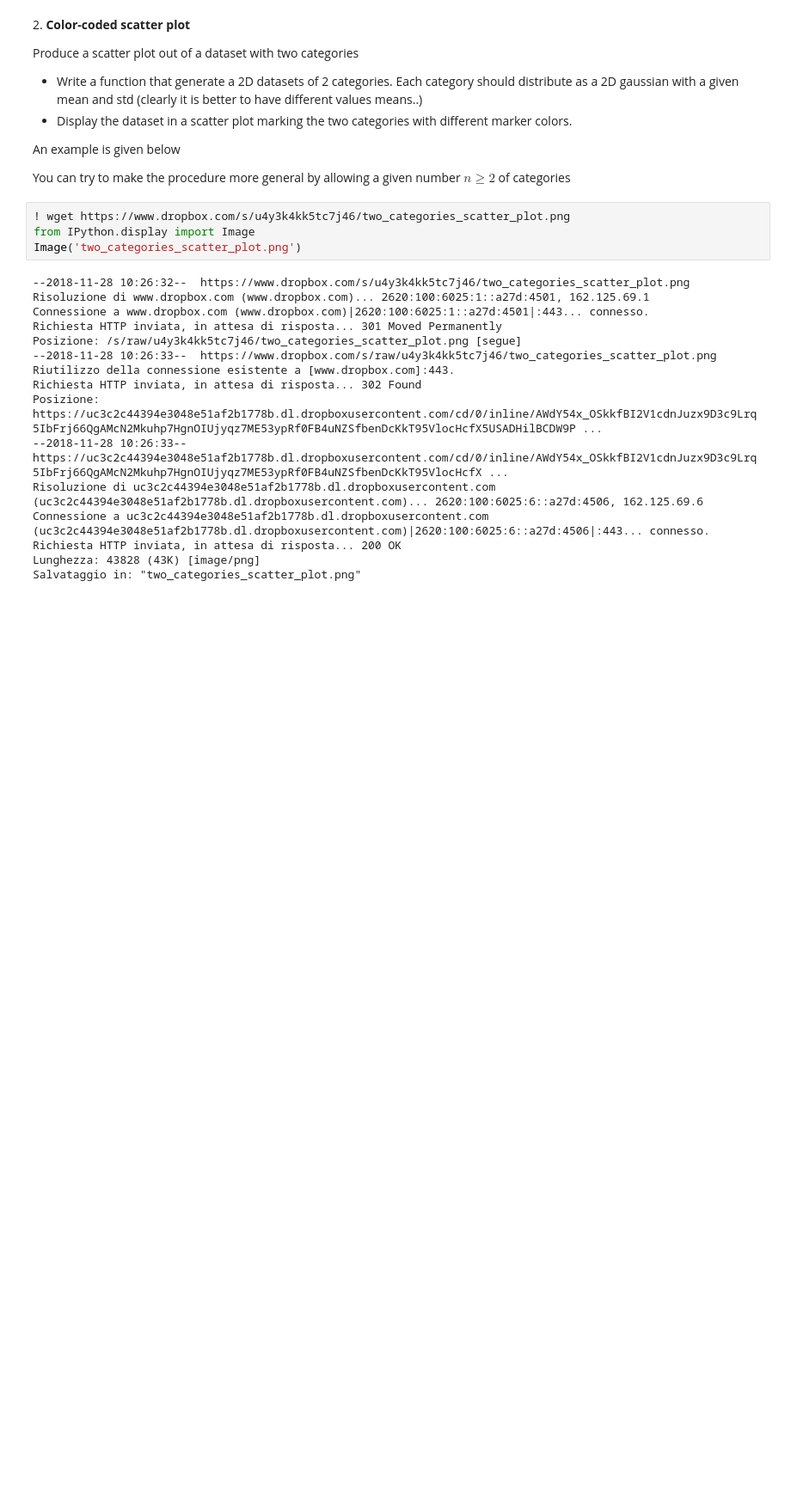
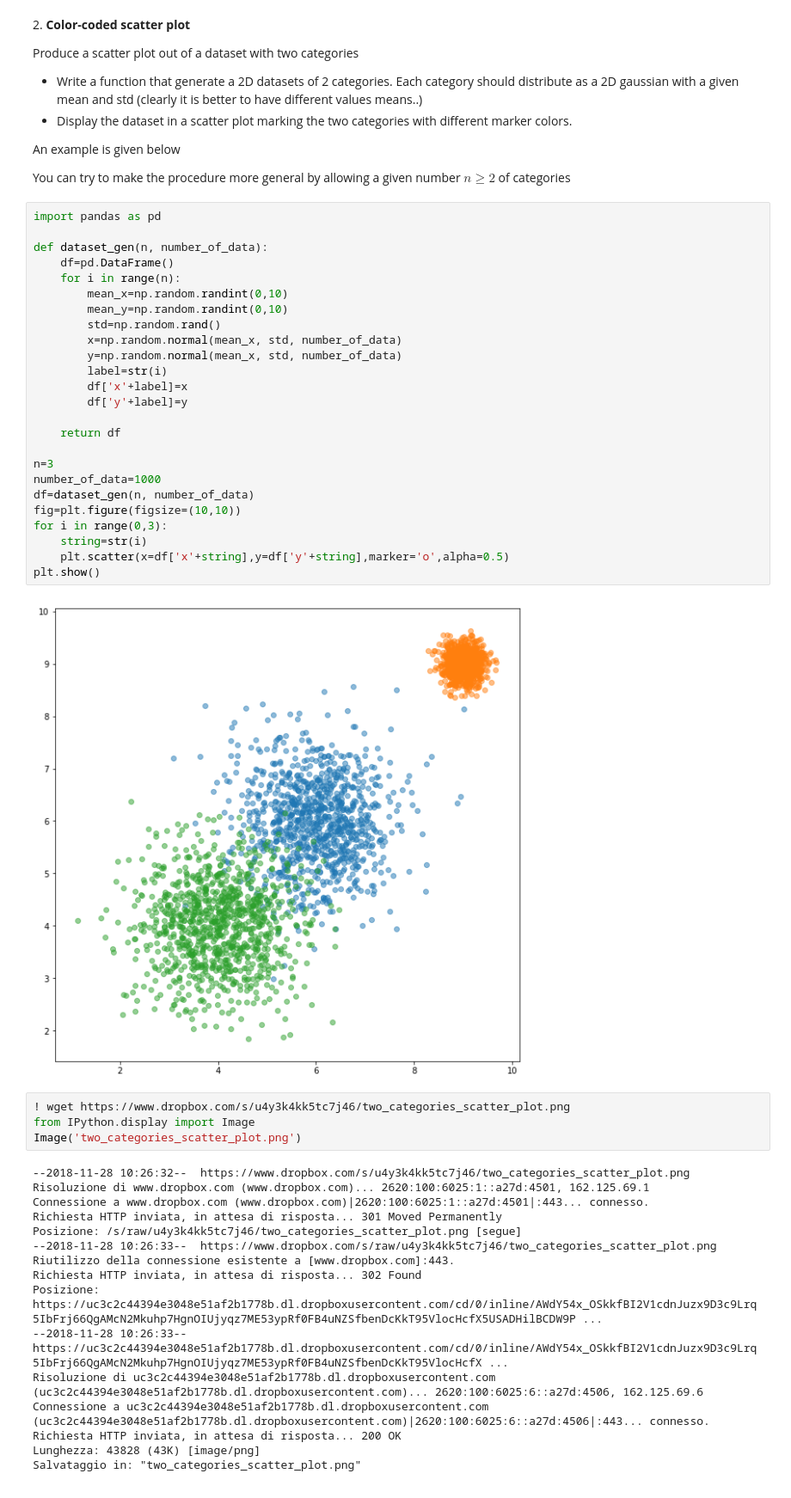
Before and after one commit to albchim/LaboratoryOfComputationalPhysics, a Jupyter notebook: 06ex_Visualization.ipynb, the cells around one changed output. Shown: that part at 86% size. Saved outputs shown, nothing was run; the diff lists cells and outputs as text; blank space fills up the shorter version.

```diff
--- a/06ex_Visualization.ipynb
+++ b/06ex_Visualization.ipynb
@@ -78,6 +80,33 @@ Produce a scatter plot out of a dataset with two categories
 An example is given below
 
 You can try to make the procedure more general by allowing a given number $n\ge 2$ of categories
+# %%
+import pandas as pd
+
+def dataset_gen(n, number_of_data):
+    df=pd.DataFrame()
+    for i in range(n):
+        mean_x=np.random.randint(0,10)
+        mean_y=np.random.randint(0,10)
+        std=np.random.rand()
+        x=np.random.normal(mean_x, std, number_of_data)
+        y=np.random.normal(mean_x, std, number_of_data)
+        label=str(i)
+        df['x'+label]=x
+        df['y'+label]=y
+
+    return df
+
+n=3
+number_of_data=1000
+df=dataset_gen(n, number_of_data)
+fig=plt.figure(figsize=(10,10))
+for i in range(0,3):
+    string=str(i)
+    plt.scatter(x=df['x'+string],y=df['y'+string],marker='o',alpha=0.5)
+plt.show()
+# %% [output]
+[figure, added]
 # %%
 ! wget https://www.dropbox.com/s/u4y3k4kk5tc7j46/two_categories_scatter_plot.png
 from IPython.display import Image
```
Also changed, not shown: parts of 2 cells of this notebook, 2 other files.
